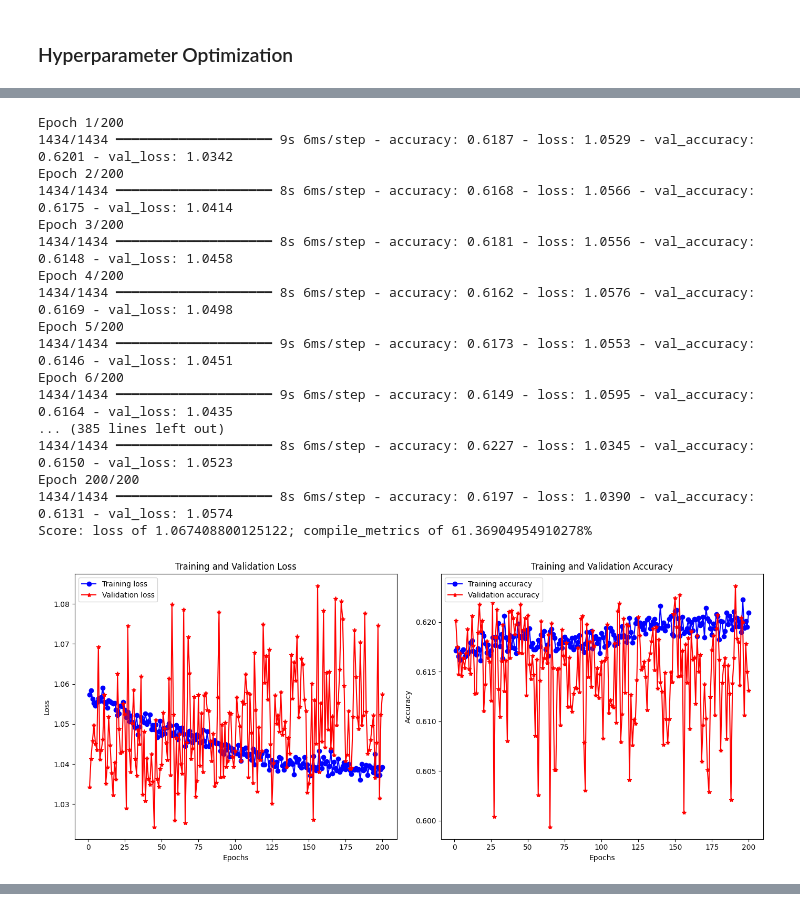
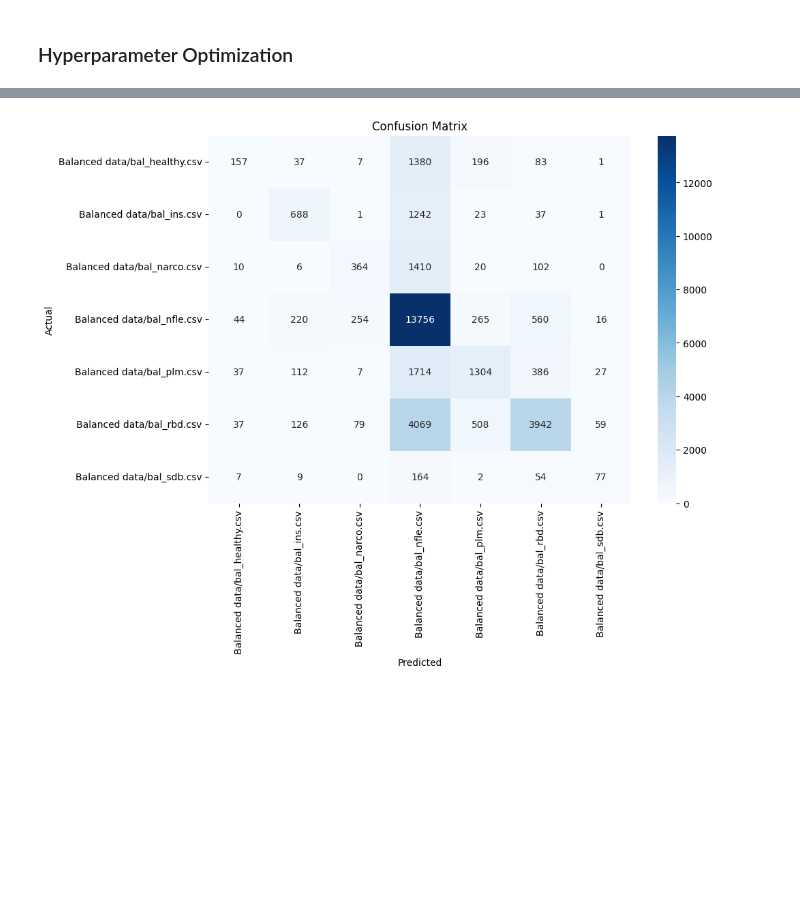
Before and after one commit to berenidur/grupo03_RPatrones_2024_I, a Jupyter notebook: Proyecto de curso/Código/avance3.ipynb, the cells around one changed output, grey strips where cells are left out. Saved outputs shown, nothing was run; the diff lists cells and outputs as text; code cells hidden in the pictures; blank space fills up the shorter version.

```diff
--- a/Proyecto de curso/Código/avance3.ipynb
+++ b/Proyecto de curso/Código/avance3.ipynb
@@ -31,6 +31,7 @@ csvs
  'Balanced data/bal_sdb.csv']
 # %%
 import pickle
+enf=[1, 3, 4, 5, 6, 7, 8]
 if loadpkl:
     print('Loading bal_categories.pkl')
     with open('bal_categories.pkl', 'rb') as f:
@@ -176,12 +184,12 @@ for train, test in kfold.split(x_train1, y_train1):
     print(f'Training for fold {fold_no} ...')
 
     # Fit data to model
-    history1 = model.fit(x_train1[train], to_categorical(y_train1[train], num_classes=num_classes),
+    history1 = model.fit(x_train1[train], y_train1[train],
                          batch_size=75,
                          epochs=50)
 
     # Generate generalization metrics
-    scores1 = model.evaluate(x_train1[test], to_categorical(y_train1[test], num_classes=num_classes), verbose=0)
+    scores1 = model.evaluate(x_train1[test], y_train1[test], verbose=0)
     print(f'Score for fold {fold_no}: {model.metrics_names[0]} of {scores1[0]}; {model.metrics_names[1]} of {scores1[1]*100}%')
     acc_per_fold1.append(scores1[1] * 100)
     loss_per_fold1.append(scores1[0])
@@ -370,26 +361,26 @@ Model: "sequential"
-# %%
-history = model.fit(x_train1, y_train1,batch_size=75,epochs=200, validation_split=0.2)
-
-scores = model.evaluate(x_test1,y_test1, verbose=0)
-print(f'Score: {model.metrics_names[0]} of {scores[0]}; {model.metrics_names[1]} of {scores[1]*100}%')
-
-plotaccloss(history)
-# %% [output]
-Epoch 1/200
-1434/1434 ━━━━━━━━━━━━━━━━━━━━ 9s 6ms/step - accuracy: 0.6187 - loss: 1.0529 - val_accuracy: 0.6201 - val_loss: 1.0342
-Epoch 2/200
-1434/1434 ━━━━━━━━━━━━━━━━━━━━ 8s 6ms/step - accuracy: 0.6168 - loss: 1.0566 - val_accuracy: 0.6175 - val_loss: 1.0414
-Epoch 3/200
-1434/1434 ━━━━━━━━━━━━━━━━━━━━ 8s 6ms/step - accuracy: 0.6181 - loss: 1.0556 - val_accuracy: 0.6148 - val_loss: 1.0458
-Epoch 4/200
-1434/1434 ━━━━━━━━━━━━━━━━━━━━ 8s 6ms/step - accuracy: 0.6162 - loss: 1.0576 - val_accuracy: 0.6169 - val_loss: 1.0498
-Epoch 5/200
-1434/1434 ━━━━━━━━━━━━━━━━━━━━ 9s 6ms/step - accuracy: 0.6173 - loss: 1.0553 - val_accuracy: 0.6146 - val_loss: 1.0451
-Epoch 6/200
-1434/1434 ━━━━━━━━━━━━━━━━━━━━ 9s 6ms/step - accuracy: 0.6149 - loss: 1.0595 - val_accuracy: 0.6164 - val_loss: 1.0435
-... (385 lines left out)
-1434/1434 ━━━━━━━━━━━━━━━━━━━━ 8s 6ms/step - accuracy: 0.6227 - loss: 1.0345 - val_accuracy: 0.6150 - val_loss: 1.0523
-Epoch 200/200
-1434/1434 ━━━━━━━━━━━━━━━━━━━━ 8s 6ms/step - accuracy: 0.6197 - loss: 1.0390 - val_accuracy: 0.6131 - val_loss: 1.0574
-Score: loss of 1.067408800125122; compile_metrics of 61.36904954910278%
-[figure, removed]
+# %%
+import matplotlib.pyplot as plt
+from sklearn.metrics import confusion_matrix
+import seaborn as sns
+
+# Step 1: Make predictions
+y_pred = model.predict(x_test1)
+
+# Step 2: Convert probabilities to class labels
+y_pred_classes = y_pred.argmax(axis=1)
+
+# Step 3: Convert true labels to class indices if they are one-hot encoded
+y_true_classes = y_test1.argmax(axis=1)
+
+# Step 4: Compute the confusion matrix
+cm = confusion_matrix(y_true_classes, y_pred_classes)
+
+xyticks=[csvs[i] for i in enf]
+# Step 5: Plot the confusion matrix
+plt.figure(figsize=(10, 7))
+sns.heatmap(cm, annot=True, fmt='d', cmap='Blues',xticklabels=xyticks,yticklabels=xyticks)
+plt.xlabel('Predicted')
+plt.ylabel('Actual')
+plt.title('Confusion Matrix')
+plt.show()
+# %% [output]
@@ -395,0 +388 @@ Score: loss of 1.067408800125122; compile_metrics of 61.36904954910278%
+[figure, added]
```
Also changed, not shown: parts of 9 cells of this notebook.
